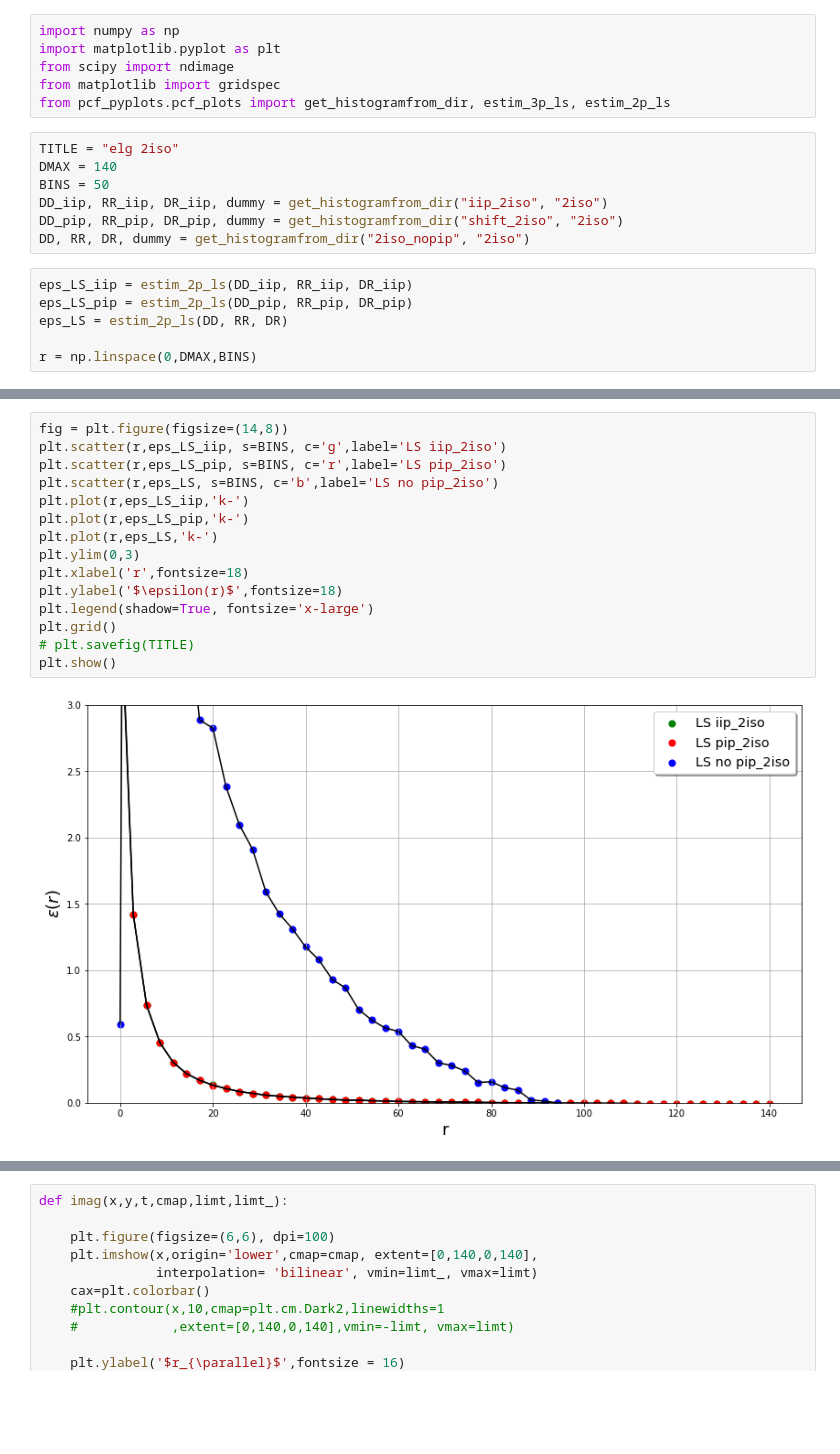
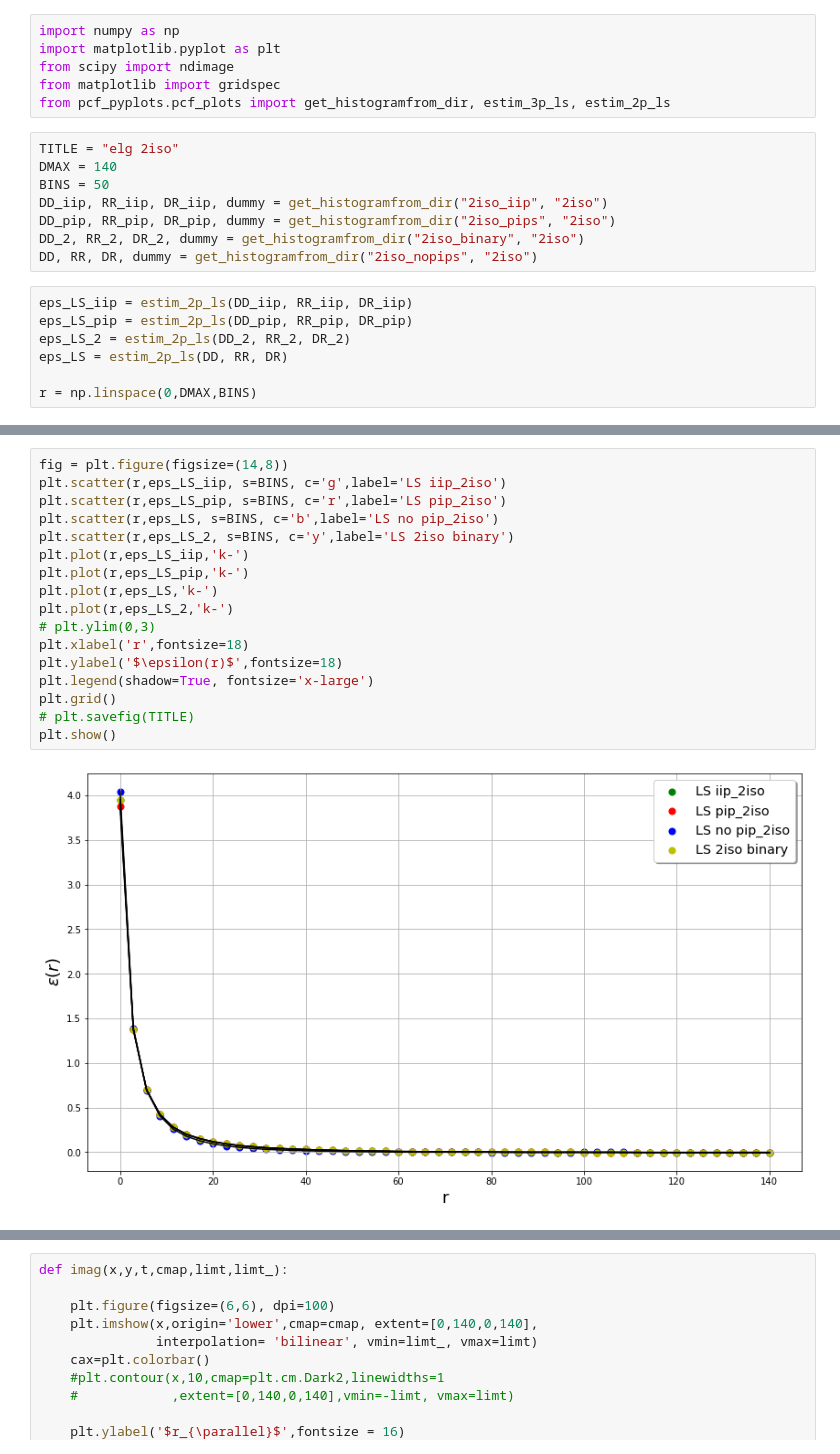
Before and after one commit to jaarpa/3PCFGPU, a Jupyter notebook: plot_results.ipynb, the cells around one changed output, grey strips where cells are left out. Drawn from its saved outputs; the diff is of its cells as text; blank space fills up the shorter version.

Commit message:
Removed limits in plot for 2iso

```diff
--- a/plot_results.ipynb
+++ b/plot_results.ipynb
@@ -8,12 +8,14 @@ from pcf_pyplots.pcf_plots import get_histogramfrom_dir, estim_3p_ls, estim_2p_l
 TITLE = "elg 2iso"
 DMAX = 140
 BINS = 50
-DD_iip, RR_iip, DR_iip, dummy = get_histogramfrom_dir("iip_2iso", "2iso")
-DD_pip, RR_pip, DR_pip, dummy = get_histogramfrom_dir("shift_2iso", "2iso")
-DD, RR, DR, dummy = get_histogramfrom_dir("2iso_nopip", "2iso")
+DD_iip, RR_iip, DR_iip, dummy = get_histogramfrom_dir("2iso_iip", "2iso")
+DD_pip, RR_pip, DR_pip, dummy = get_histogramfrom_dir("2iso_pips", "2iso")
+DD_2, RR_2, DR_2, dummy = get_histogramfrom_dir("2iso_binary", "2iso")
+DD, RR, DR, dummy = get_histogramfrom_dir("2iso_nopips", "2iso")
 # %%
 eps_LS_iip = estim_2p_ls(DD_iip, RR_iip, DR_iip)
 eps_LS_pip = estim_2p_ls(DD_pip, RR_pip, DR_pip)
+eps_LS_2 = estim_2p_ls(DD_2, RR_2, DR_2)
 eps_LS = estim_2p_ls(DD, RR, DR)
 
 r = np.linspace(0,DMAX,BINS)
@@ -20,17 +41,19 @@ r = np.linspace(0,DMAX,BINS)
 # %%
 fig = plt.figure(figsize=(14,8))
 plt.scatter(r,eps_LS_iip, s=BINS, c='g',label='LS iip_2iso')
 plt.scatter(r,eps_LS_pip, s=BINS, c='r',label='LS pip_2iso')
 plt.scatter(r,eps_LS, s=BINS, c='b',label='LS no pip_2iso')
+plt.scatter(r,eps_LS_2, s=BINS, c='y',label='LS 2iso binary')
 plt.plot(r,eps_LS_iip,'k-')
 plt.plot(r,eps_LS_pip,'k-')
 plt.plot(r,eps_LS,'k-')
-plt.ylim(0,3)
+plt.plot(r,eps_LS_2,'k-')
+# plt.ylim(0,3)
 plt.xlabel('r',fontsize=18)
 plt.ylabel('$\epsilon(r)$',fontsize=18)
 plt.legend(shadow=True, fontsize='x-large')
 plt.grid()
 # plt.savefig(TITLE)
 plt.show()
 # %% [output]
-[figure, old version]
+[figure, new version]
```
Also changed, not shown: parts of 2 cells of this notebook.
